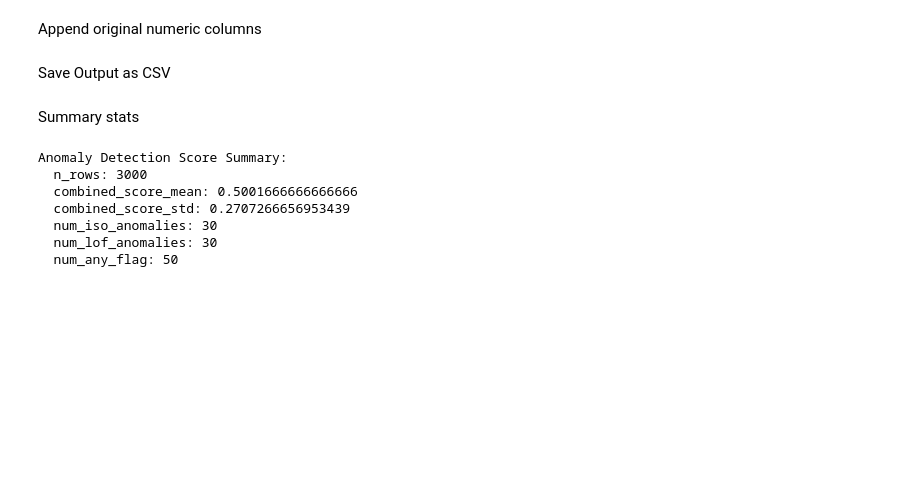
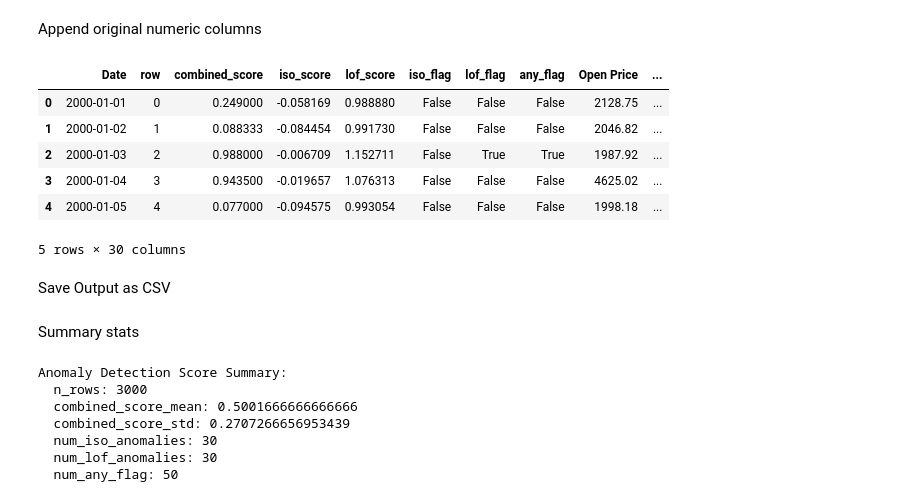
Before and after one commit to rakafebriansy/econ-anomaly-detection-iso-and-lof, a Jupyter notebook: Anomaly_Detection_in_Multivariate_Economic_Data_with_Isolation_Forest_and_LOF.ipynb, the cells around one changed output. Saved outputs shown, nothing was run; the diff lists cells and outputs as text; code cells hidden in the pictures; blank space fills up the shorter version.

Commit message:
fix date column at result dataframe

```diff
--- a/Anomaly_Detection_in_Multivariate_Economic_Data_with_Isolation_Forest_and_LOF.ipynb
+++ b/Anomaly_Detection_in_Multivariate_Economic_Data_with_Isolation_Forest_and_LOF.ipynb
@@ -118,6 +170,16 @@ results_reset = pd.DataFrame({
 Append original numeric columns
 # %%
 results_reset = pd.concat([results_reset.reset_index(drop=True), X_df.reset_index(drop=True)], axis=1)
+results_reset['Date'] = X_df.index.values
+results_reset.head(5)
+# %% [output]
+|  | Date | row | combined_score | iso_score | lof_score | iso_flag | lof_flag | any_flag | Open Price | ... |
+| 0 | 2000-01-01 | 0 | 0.249000 | -0.058169 | 0.988880 | False | False | False | 2128.75 | ... |
+| 1 | 2000-01-02 | 1 | 0.088333 | -0.084454 | 0.991730 | False | False | False | 2046.82 | ... |
+| 2 | 2000-01-03 | 2 | 0.988000 | -0.006709 | 1.152711 | False | True | True | 1987.92 | ... |
+| 3 | 2000-01-04 | 3 | 0.943500 | -0.019657 | 1.076313 | False | False | False | 4625.02 | ... |
+| 4 | 2000-01-05 | 4 | 0.077000 | -0.094575 | 0.993054 | False | False | False | 1998.18 | ... |
+5 rows × 30 columns
 # %% [markdown]
 Save Output as CSV
 # %%
```
Also changed, not shown: parts of 10 cells of this notebook.
